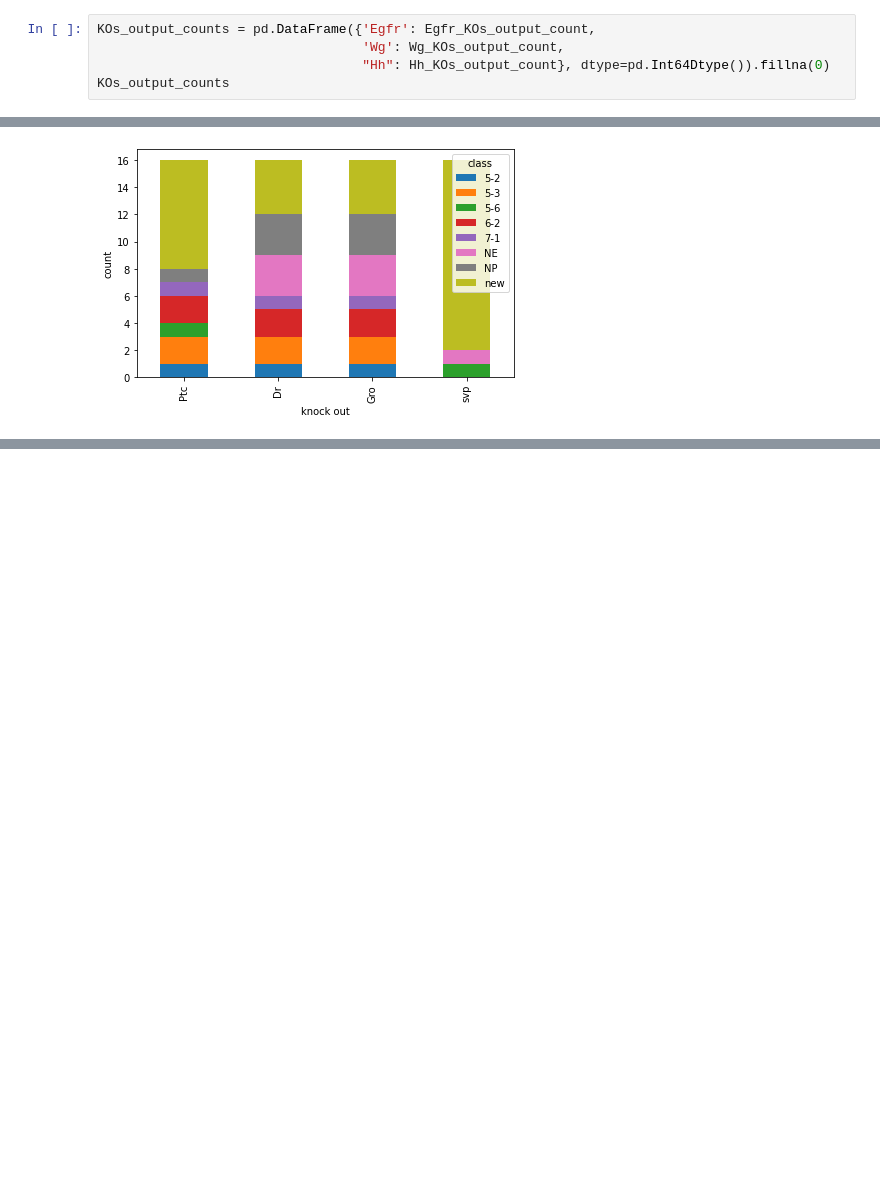
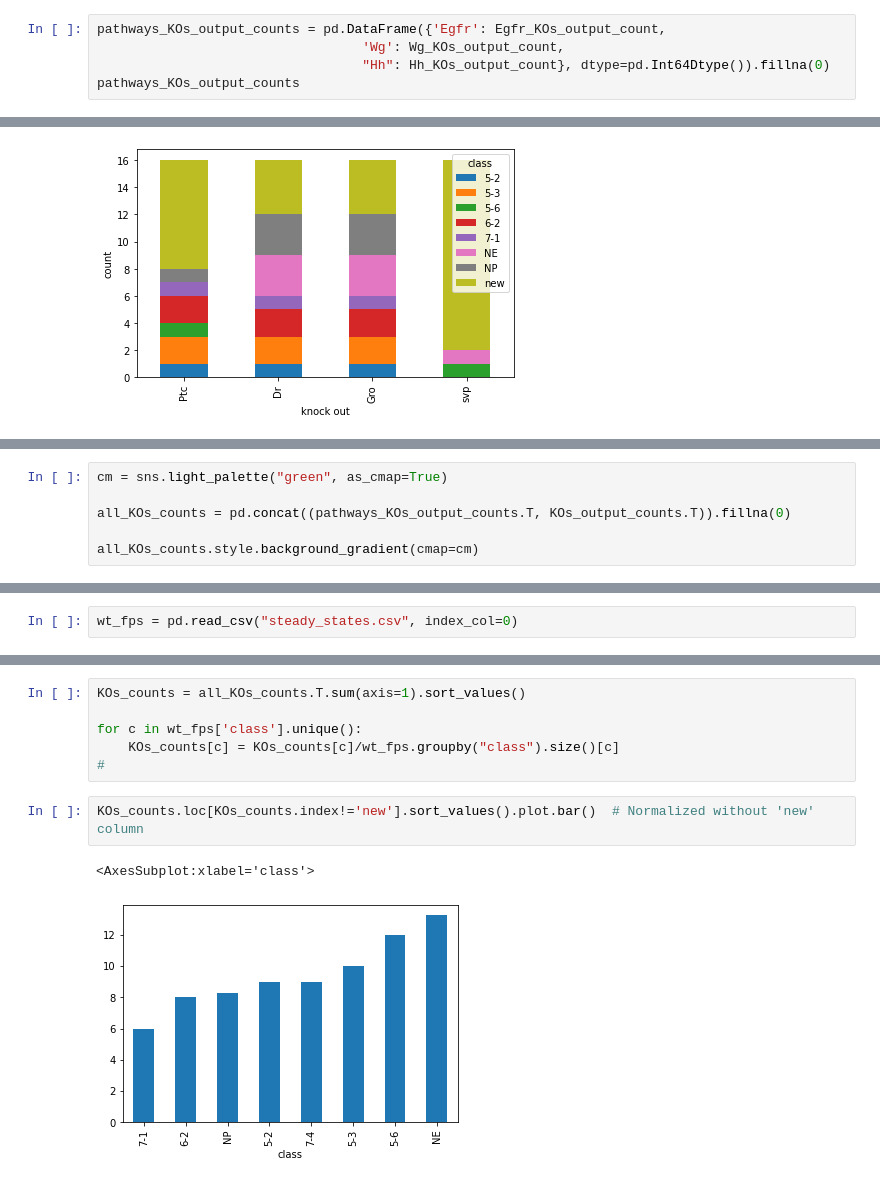
Before and after one commit to ozlembahar/devo-grn, a Jupyter notebook: notebooks/BooleanModel/ginsim.ipynb, the cells around one changed output, grey strips where cells are left out. Cells and saved outputs as stored; diff of their text form; blank space fills up the shorter version.

```diff
--- a/notebooks/BooleanModel/ginsim.ipynb
+++ b/notebooks/BooleanModel/ginsim.ipynb
@@ -445,8 +560,8 @@ Egfr_KOs_output_count = Egfr_KOs_states.groupby('class').size()
 # %%
-KOs_output_counts = pd.DataFrame({'Egfr': Egfr_KOs_output_count,
+pathways_KOs_output_counts = pd.DataFrame({'Egfr': Egfr_KOs_output_count,
                                   'Wg': Wg_KOs_output_count,
                                   "Hh": Hh_KOs_output_count}, dtype=pd.Int64Dtype()).fillna(0)
-KOs_output_counts
+pathways_KOs_output_counts
 # %% [output]
 |  | Egfr | Wg | Hh |
 | class |  |  |  |
@@ -654,0 +772,6 @@ plt.savefig('./perturbations/images/KOs_output_freqs_svp_ptc_dr_gro.png', dpi=10
+# %%
+cm = sns.light_palette("green", as_cmap=True)
+
+all_KOs_counts = pd.concat((pathways_KOs_output_counts.T, KOs_output_counts.T)).fillna(0)
+
+all_KOs_counts.style.background_gradient(cmap=cm)
@@ -654,0 +789,2 @@ plt.savefig('./perturbations/images/KOs_output_freqs_svp_ptc_dr_gro.png', dpi=10
+# %%
+wt_fps = pd.read_csv("steady_states.csv", index_col=0)
@@ -654,0 +804,11 @@ plt.savefig('./perturbations/images/KOs_output_freqs_svp_ptc_dr_gro.png', dpi=10
+# %%
+KOs_counts = all_KOs_counts.T.sum(axis=1).sort_values()
+
+for c in wt_fps['class'].unique():
+    KOs_counts[c] = KOs_counts[c]/wt_fps.groupby("class").size()[c]
+#
+# %%
+KOs_counts.loc[KOs_counts.index!='new'].sort_values().plot.bar()  # Normalized without 'new' column
+# %% [output]
+<AxesSubplot:xlabel='class'>
+[figure, added]
```
Also changed, not shown: parts of 47 cells of this notebook, 3 other files.
